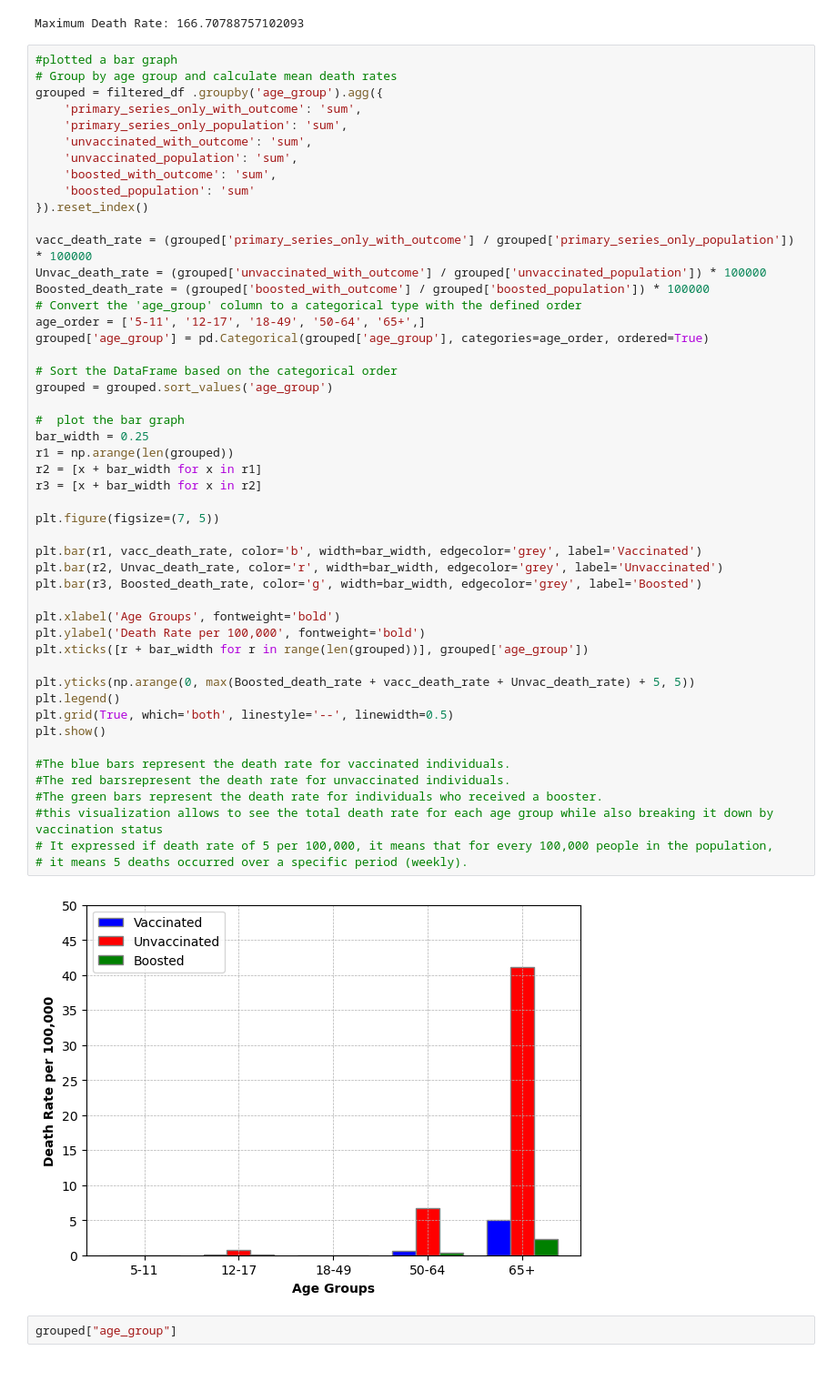
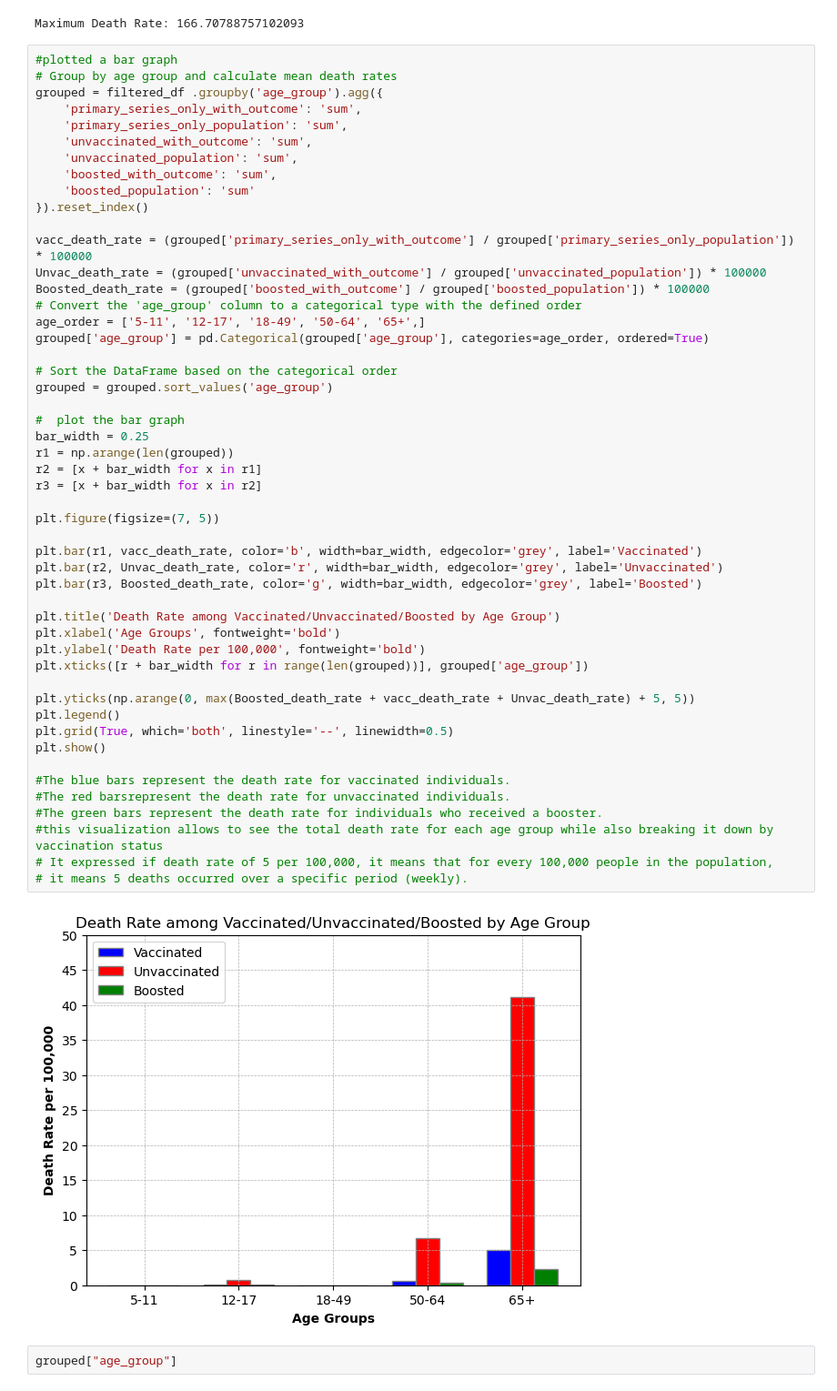
Before and after one commit to tinalina1003/Project1-Group4, a Jupyter notebook: Gurpreet/Death rate vs vaccination status by age group .ipynb, the cells around one changed output. Shown at 91% size. Drawn from its saved outputs; the diff is of its cells as text.

Commit message:
added graph tile

```diff
--- a/Gurpreet/Death rate vs vaccination status by age group .ipynb
+++ b/Gurpreet/Death rate vs vaccination status by age group .ipynb
@@ -153,34 +153,35 @@ grouped['age_group'] = pd.Categorical(grouped['age_group'], categories=age_order
 grouped = grouped.sort_values('age_group')
 
 #  plot the bar graph
 bar_width = 0.25
 r1 = np.arange(len(grouped))
 r2 = [x + bar_width for x in r1]
 r3 = [x + bar_width for x in r2]
 
 plt.figure(figsize=(7, 5))
 
 plt.bar(r1, vacc_death_rate, color='b', width=bar_width, edgecolor='grey', label='Vaccinated')
 plt.bar(r2, Unvac_death_rate, color='r', width=bar_width, edgecolor='grey', label='Unvaccinated')
 plt.bar(r3, Boosted_death_rate, color='g', width=bar_width, edgecolor='grey', label='Boosted')
 
+plt.title('Death Rate among Vaccinated/Unvaccinated/Boosted by Age Group')
 plt.xlabel('Age Groups', fontweight='bold')
 plt.ylabel('Death Rate per 100,000', fontweight='bold')
 plt.xticks([r + bar_width for r in range(len(grouped))], grouped['age_group'])
 
 plt.yticks(np.arange(0, max(Boosted_death_rate + vacc_death_rate + Unvac_death_rate) + 5, 5))
 plt.legend()
 plt.grid(True, which='both', linestyle='--', linewidth=0.5)
 plt.show()
 
 #The blue bars represent the death rate for vaccinated individuals.
 #The red barsrepresent the death rate for unvaccinated individuals.
 #The green bars represent the death rate for individuals who received a booster.
 #this visualization allows to see the total death rate for each age group while also breaking it down by vaccination status
 # It expressed if death rate of 5 per 100,000, it means that for every 100,000 people in the population,
 # it means 5 deaths occurred over a specific period (weekly).
 # %% [output]
-[figure, old version]
+[figure, new version]
 # %%
 grouped["age_group"]
 # %% [output]
```
Also changed, not shown: 1 other file.
